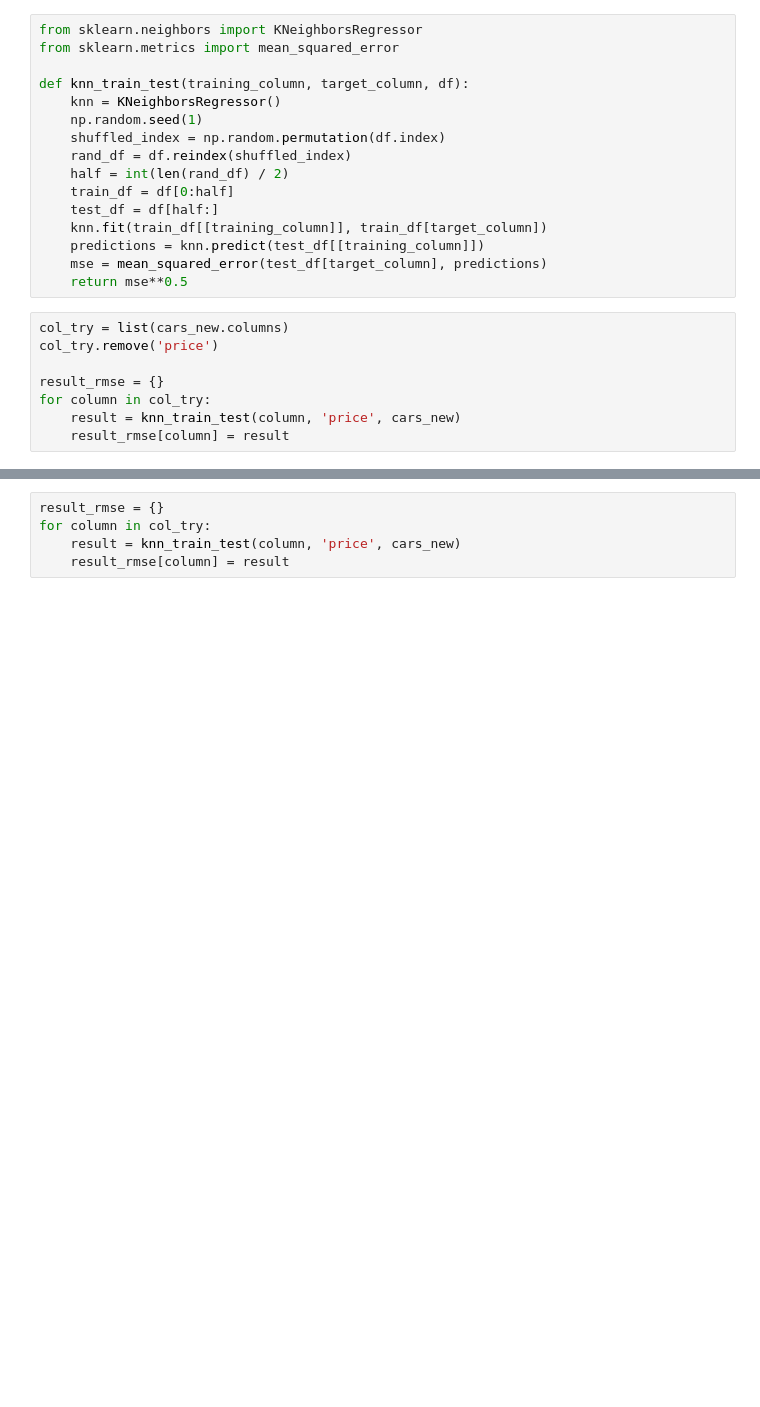
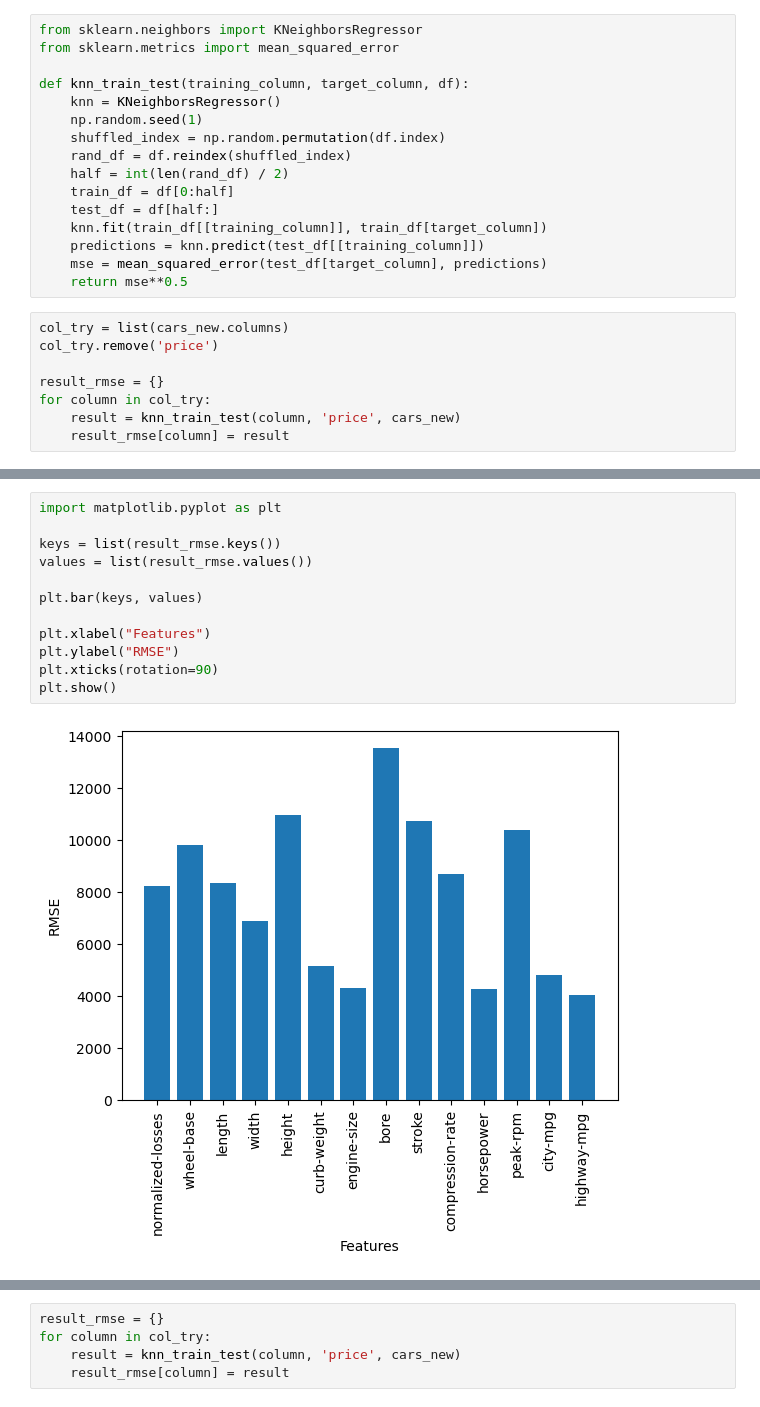
Before and after one commit to Florian-Debieve/dataquest_project, a Jupyter notebook: Predicting Car Prices.ipynb, the cells around one changed output, grey strips where cells are left out. Saved outputs shown, nothing was run; the diff lists cells and outputs as text; blank space fills up the shorter version.

```diff
--- a/Predicting Car Prices.ipynb
+++ b/Predicting Car Prices.ipynb
@@ -132 +144,15 @@ result_rmse
+# %%
+import matplotlib.pyplot as plt
+
+keys = list(result_rmse.keys())
+values = list(result_rmse.values())
+
+plt.bar(keys, values)
+
+plt.xlabel("Features")
+plt.ylabel("RMSE")
+plt.xticks(rotation=90)
+plt.show()
+# %% [output]
+[figure, added]
 # %% [markdown]
```
Also changed, not shown: parts of 19 cells of this notebook.
